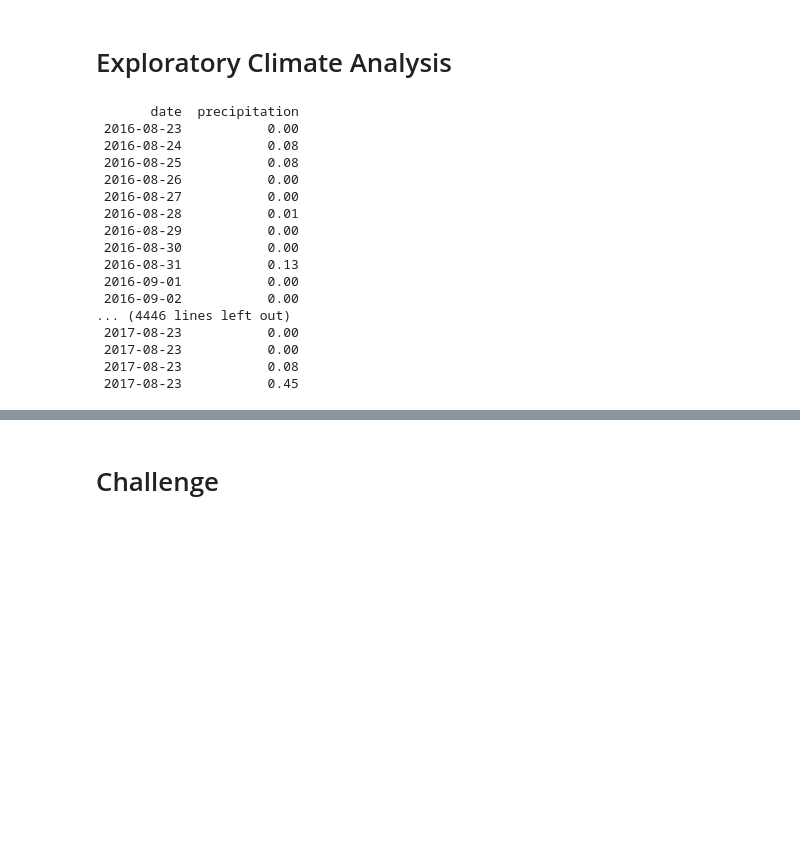
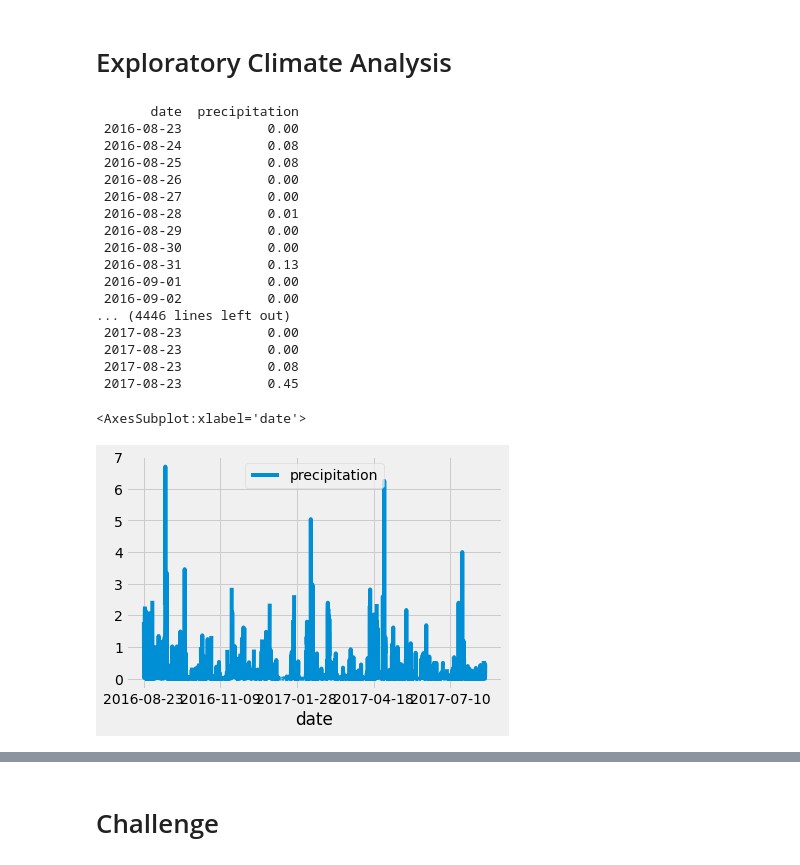
Before and after one commit to kenliew728/surfs_up, a Jupyter notebook: climate_analysis.ipynb, the cells around one changed output, grey strips where cells are left out. Drawn from its saved outputs; the diff is of its cells as text; code cells hidden in the pictures; blank space fills up the shorter version.

```diff
--- a/climate_analysis.ipynb
+++ b/climate_analysis.ipynb
@@ -52,32 +52,35 @@ results = session.query(Measurement.date, Measurement.prcp).filter(Measurement.d
 
 # Save the query results as a Pandas DataFrame and set the index to the date column
 df = pd.DataFrame(results, columns=['date','precipitation'])
 df.set_index(df['date'], inplace=True)
 #print(df)
 print(df.to_string(index=False))
 
 # Sort the dataframe by date
 df = df.sort_index()
 print(df.to_string(index=False))
 
 # Use Pandas Plotting with Matplotlib to plot the data
+df.plot()
 # %% [output]
        date  precipitation
  2016-08-23           0.00
  2016-08-24           0.08
  2016-08-25           0.08
  2016-08-26           0.00
  2016-08-27           0.00
  2016-08-28           0.01
  2016-08-29           0.00
  2016-08-30           0.00
  2016-08-31           0.13
  2016-09-01           0.00
  2016-09-02           0.00
 ... (4446 lines left out)
  2017-08-23           0.00
  2017-08-23           0.00
  2017-08-23           0.08
  2017-08-23           0.45
+<AxesSubplot:xlabel='date'>
+[figure, added]
 # %%
 # Use Pandas to calcualte the summary statistics for the precipitation data
```
Also changed, not shown: parts of 5 cells of this notebook.
